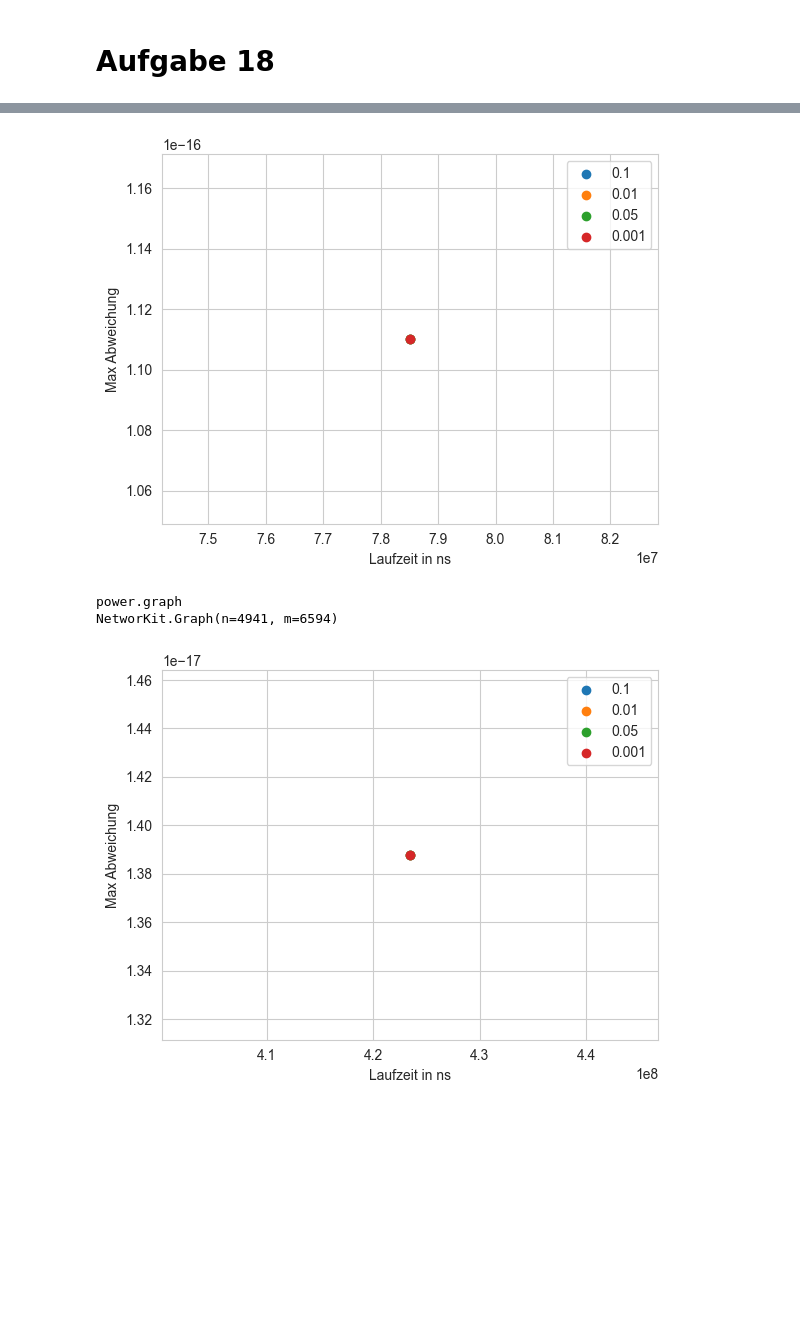
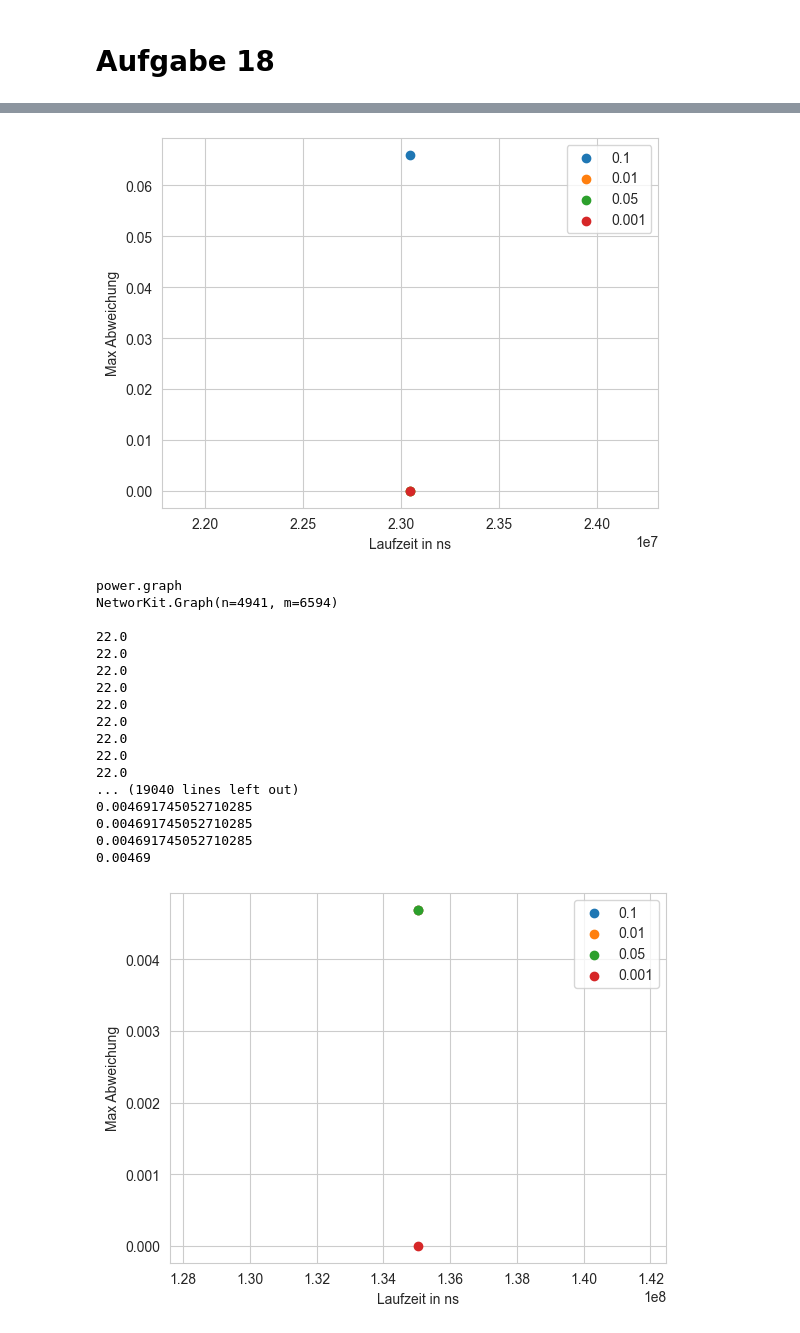
Before and after one commit to Akkyen/Hausaufgaben, a Jupyter notebook: Hausaufgabe6.ipynb, the cells around one changed output, grey strips where cells are left out. Saved outputs shown, nothing was run; the diff lists cells and outputs as text; code cells hidden in the pictures; blank space fills up the shorter version.

```diff
--- a/Hausaufgabe6.ipynb
+++ b/Hausaufgabe6.ipynb
@@ -1,10 +1,12 @@
 # %% [markdown]
 # Aufgabe 18
 # %%
+import random
 import time
 import os
 import networkit as nk
 from networkit import centrality
+from networkit import distance
 import matplotlib.pyplot as plt
 
 errorBounds = {0.1, 0.05, 0.01, 0.001}
@@ -23,12 +25,23 @@ for file in os.listdir("./graphs2"):
         T1_start = time.time_ns()
         closeCen = nk.centrality.Closeness(G, False, True)
         closeCen.run()
-
-        topk = nk.centrality.TopCloseness(G, topNumb, first_heu=False, sec_heu=False)
-        topk.run()
         T1_stop = time.time_ns()
 
+        u = random.randrange(G.numberOfNodes())
+        v = u
 
+        T2_start = time.time_ns()
+        k = 10
+        curValue = 0
+        for i in range(1,k):
+            while v == u:
+                v = random.randrange(G.numberOfNodes())
+
+            bfs = nk.distance.BFS(G, v)
+            bfs.run()
+            print(bfs.distance(u))
+            curValue += ((G.numberOfNodes()/k) * (bfs.distance(u)/(G.numberOfNodes()-1)))
+        T2_stop = time.time_ns()
 
         labels.append(file.__str__())
 
@@ -40,10 +53,12 @@ for file in os.listdir("./graphs2"):
             maxdiv = 0.0
 
             for x in range(topNumb):
-                cenScore = closeCen.score(topk.topkNodesList()[x])
-                topkScore = topk.topkScoresList()[x]
+                cenScore = closeCen.score(u)
+                topkScore = 1/curValue
 
                 curdiv = abs(cenScore - topkScore)
+
+                print(curdiv)
 
                 if curdiv > e:
                     continue
@@ -69,4 +144,19 @@ NetworKit.Graph(n=1490, m=16715)
-[figure, old version]
+[figure, new version]
 power.graph
 NetworKit.Graph(n=4941, m=6594)
+
+22.0
+22.0
+22.0
+22.0
+22.0
+22.0
+22.0
+22.0
+22.0
+... (19040 lines left out)
+0.004691745052710285
+0.004691745052710285
+0.004691745052710285
+0.00469
-[figure, old version]
+[figure, new version]
```
Also changed, not shown: parts of 1 cell of this notebook.
